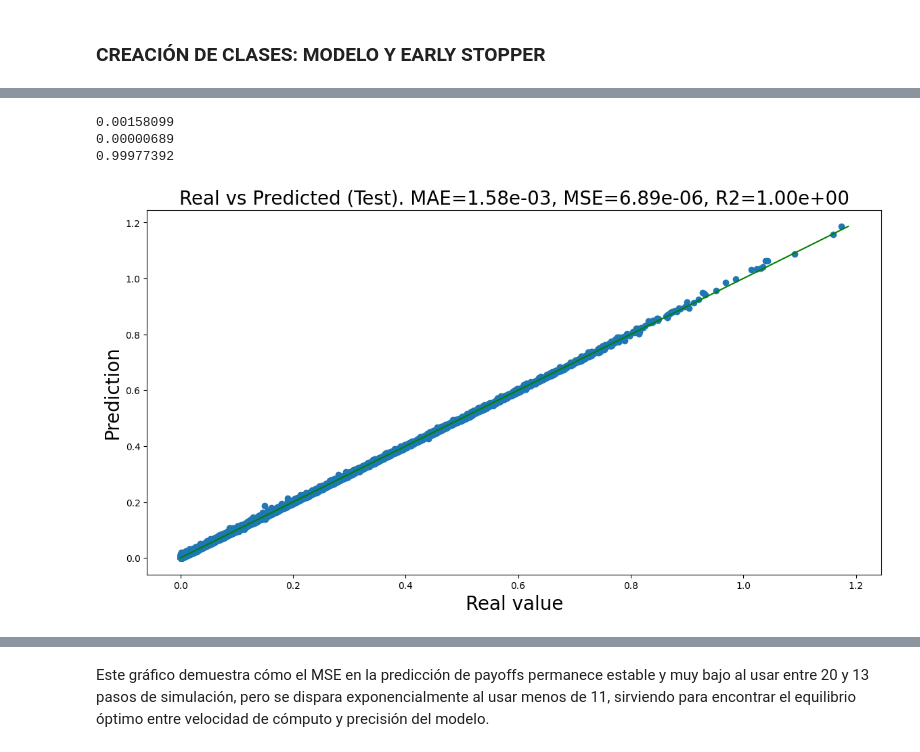
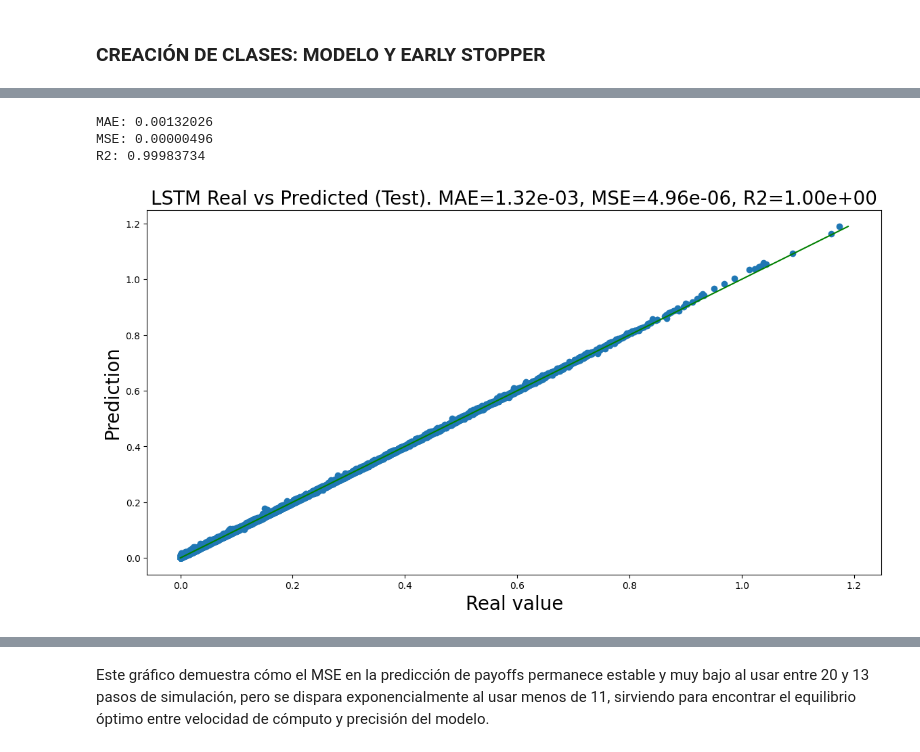
Before and after one commit to LanderAgirre/Reto_09_Azul_Oscuro, a Jupyter notebook: 5.Red.ipynb, the cells around one changed output, grey strips where cells are left out. Cells and saved outputs as stored; diff of their text form; code cells hidden in the pictures.

```diff
--- a/5.Red.ipynb
+++ b/5.Red.ipynb
@@ -295,4 +208,17 @@ plot_history(history, ['loss', 'val_loss'], palette=bbva_palette)
+# %%
+# Hiperparametros del mejor modelo LSTM
+dropout = 0.4
+hidden_size = 64
+lr = 0.001
+num_layers = 2
+gamma= 0.95
+clip_value=1
+epochs=50
+patience=5
+min_delta=0
+path_lstm = 'Modelos/model27.pt'
 # %%
-model = LSTMmodel(input_dim = 3, hidden_dim= hidden_size, num_layers=num_layers, dropout=dropout)
-model.load_state_dict(torch.load(path))
+model_lstm = LSTMmodel(input_dim = 3, hidden_dim= hidden_size, num_layers=num_layers, dropout=dropout)
+model_lstm.load_state_dict(torch.load(path_lstm))
+summary(model_lstm)
 # %% [output]
@@ -300,24 +237,24 @@ model.load_state_dict(torch.load(path))
 # %%
-model.eval()
+model_lstm.eval()
 with torch.no_grad():
         X_test_t = torch.tensor(X_test, dtype=torch.float)
 
-        t_preds = model(X_test_t).cpu().detach().numpy().squeeze()
+        t_preds_lstm = model_lstm(X_test_t).cpu().detach().numpy().squeeze()
 
 
-        MAE = mean_absolute_error(y_test, t_preds)
-        MSE = mean_squared_error(y_test, t_preds)
-        r2 = r2_score(y_test, t_preds)
+        MAE_lstm = mean_absolute_error(y_test, t_preds_lstm)
+        MSE_lstm = mean_squared_error(y_test, t_preds_lstm)
+        r2_lstm = r2_score(y_test, t_preds_lstm)
 
 
-print(f'{MAE:.8f}')
-print(f'{MSE:.8f}')
-print(f'{r2:.8f}')
+print(f'MAE: {MAE_lstm:.8f}')
+print(f'MSE: {MSE_lstm:.8f}')
+print(f'R2: {r2_lstm:.8f}')
 # %% [output]
-0.00158099
-0.00000689
-0.99977392
+MAE: 0.00132026
+MSE: 0.00000496
+R2: 0.99983734
 # %%
-visualize_true_vs_pred_regression(y_test, t_preds)
+visualize_true_vs_pred_regression(y_test, t_preds_lstm, model='LSTM')
 # %% [output]
-[figure, old version]
+[figure, new version]
```
Also changed, not shown: parts of 31 cells of this notebook, 2 other files.
